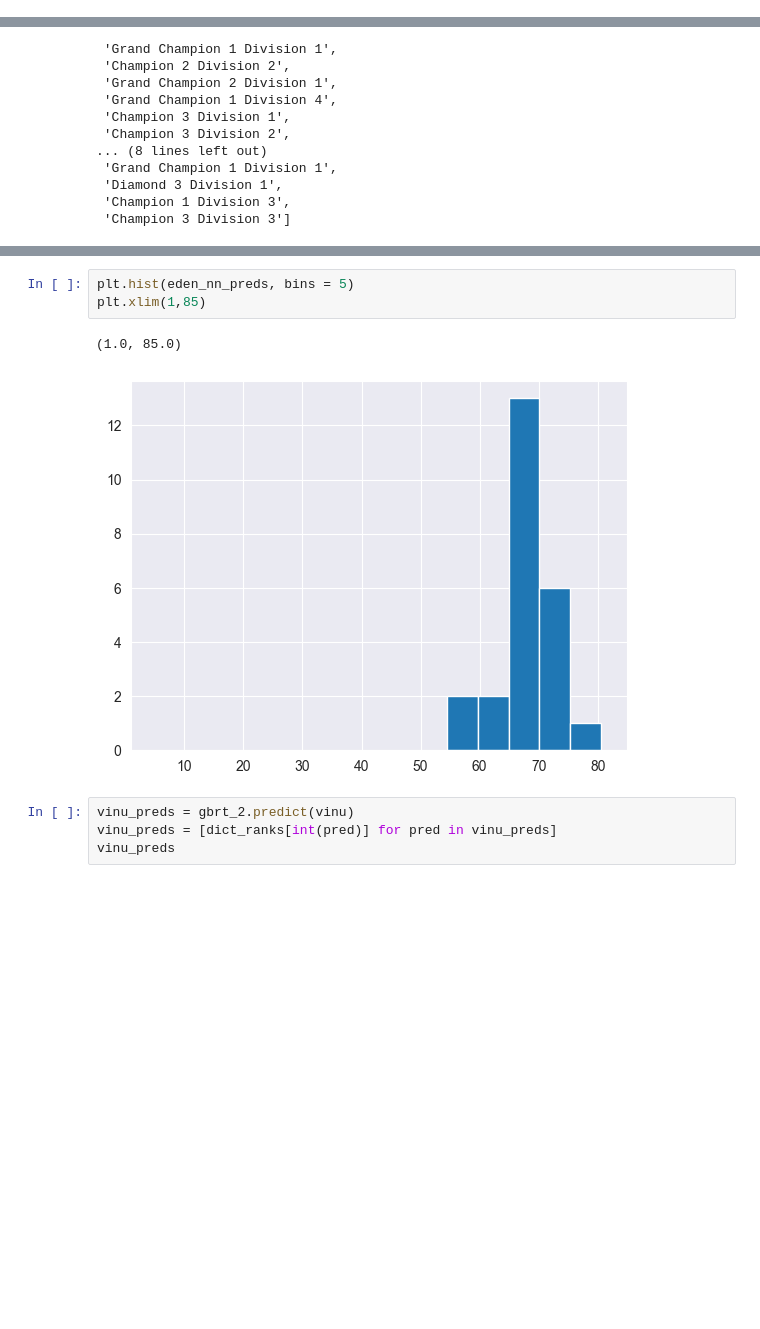
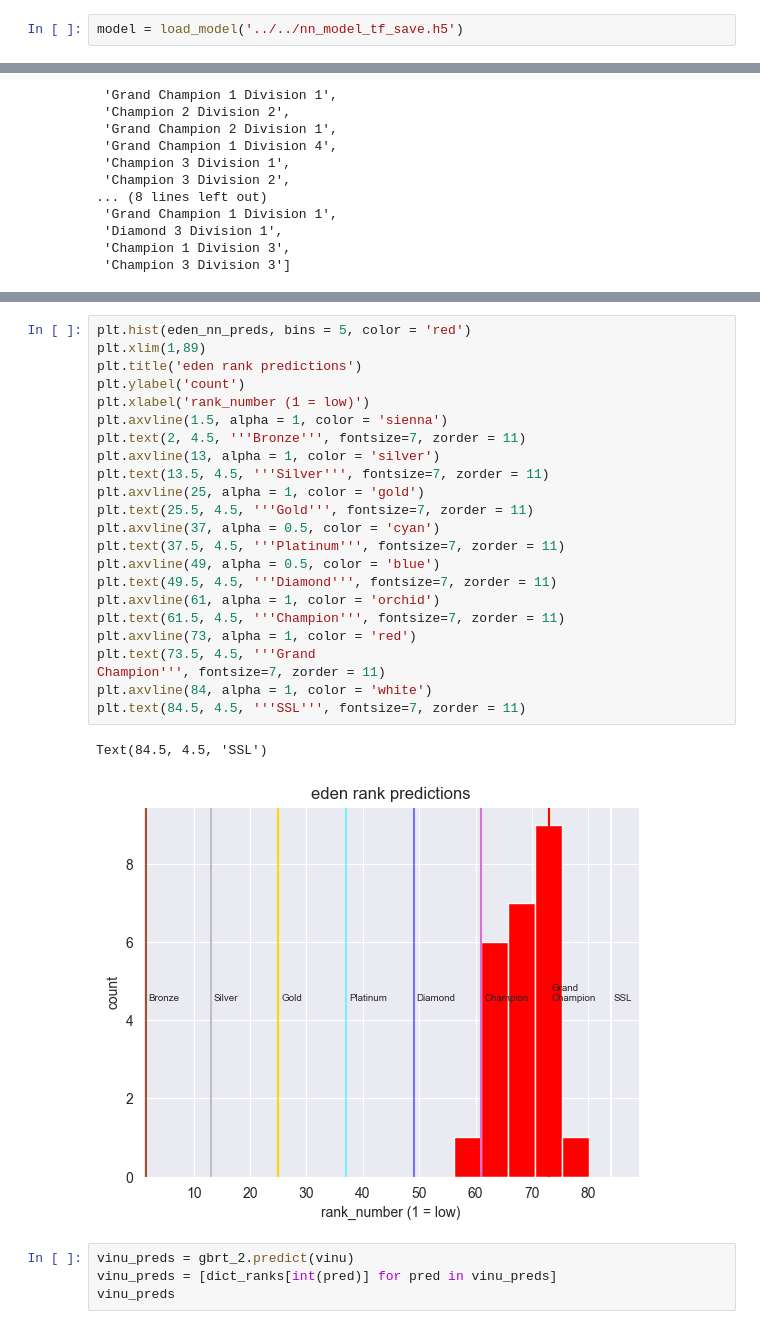
Before and after one commit to boay00/capstone-GA, a Jupyter notebook: 4-modeling-rank-predictor/code/rank-predictions.ipynb, the cells around one changed output, grey strips where cells are left out. Drawn from its saved outputs; the diff is of its cells as text; blank space fills up the shorter version.

```diff
--- a/4-modeling-rank-predictor/code/rank-predictions.ipynb
+++ b/4-modeling-rank-predictor/code/rank-predictions.ipynb
@@ -730,6 +794,8 @@ preds_nn.head(20)
 | 2110 | 31 | 34.446354 | 3.446354 |
 # %%
 model.save('../../nn_model_tf_save.h5')
+# %%
+model = load_model('../../nn_model_tf_save.h5')
 # %%
 with open('../../gbrt_5.pkl', 'wb') as picklefile:
     pickle.dump(gbrt_2, picklefile)
@@ -873,9 +959,29 @@ eden_nn_preds_rank
 # %%
-plt.hist(eden_nn_preds, bins = 5)
-plt.xlim(1,85)
+plt.hist(eden_nn_preds, bins = 5, color = 'red')
+plt.xlim(1,89)
+plt.title('eden rank predictions')
+plt.ylabel('count')
+plt.xlabel('rank_number (1 = low)')
+plt.axvline(1.5, alpha = 1, color = 'sienna')
+plt.text(2, 4.5, '''Bronze''', fontsize=7, zorder = 11)
+plt.axvline(13, alpha = 1, color = 'silver')
+plt.text(13.5, 4.5, '''Silver''', fontsize=7, zorder = 11)
+plt.axvline(25, alpha = 1, color = 'gold')
+plt.text(25.5, 4.5, '''Gold''', fontsize=7, zorder = 11)
+plt.axvline(37, alpha = 0.5, color = 'cyan')
+plt.text(37.5, 4.5, '''Platinum''', fontsize=7, zorder = 11)
+plt.axvline(49, alpha = 0.5, color = 'blue')
+plt.text(49.5, 4.5, '''Diamond''', fontsize=7, zorder = 11)
+plt.axvline(61, alpha = 1, color = 'orchid')
+plt.text(61.5, 4.5, '''Champion''', fontsize=7, zorder = 11)
+plt.axvline(73, alpha = 1, color = 'red')
+plt.text(73.5, 4.5, '''Grand
+Champion''', fontsize=7, zorder = 11)
+plt.axvline(84, alpha = 1, color = 'white')
+plt.text(84.5, 4.5, '''SSL''', fontsize=7, zorder = 11)
 # %% [output]
-(1.0, 85.0)
+Text(84.5, 4.5, 'SSL')
-[figure, old version]
+[figure, new version]
 # %%
 vinu_preds = gbrt_2.predict(vinu)
 vinu_preds = [dict_ranks[int(pred)] for pred in vinu_preds]
```
Also changed, not shown: parts of 57 cells of this notebook, 44 other files.
